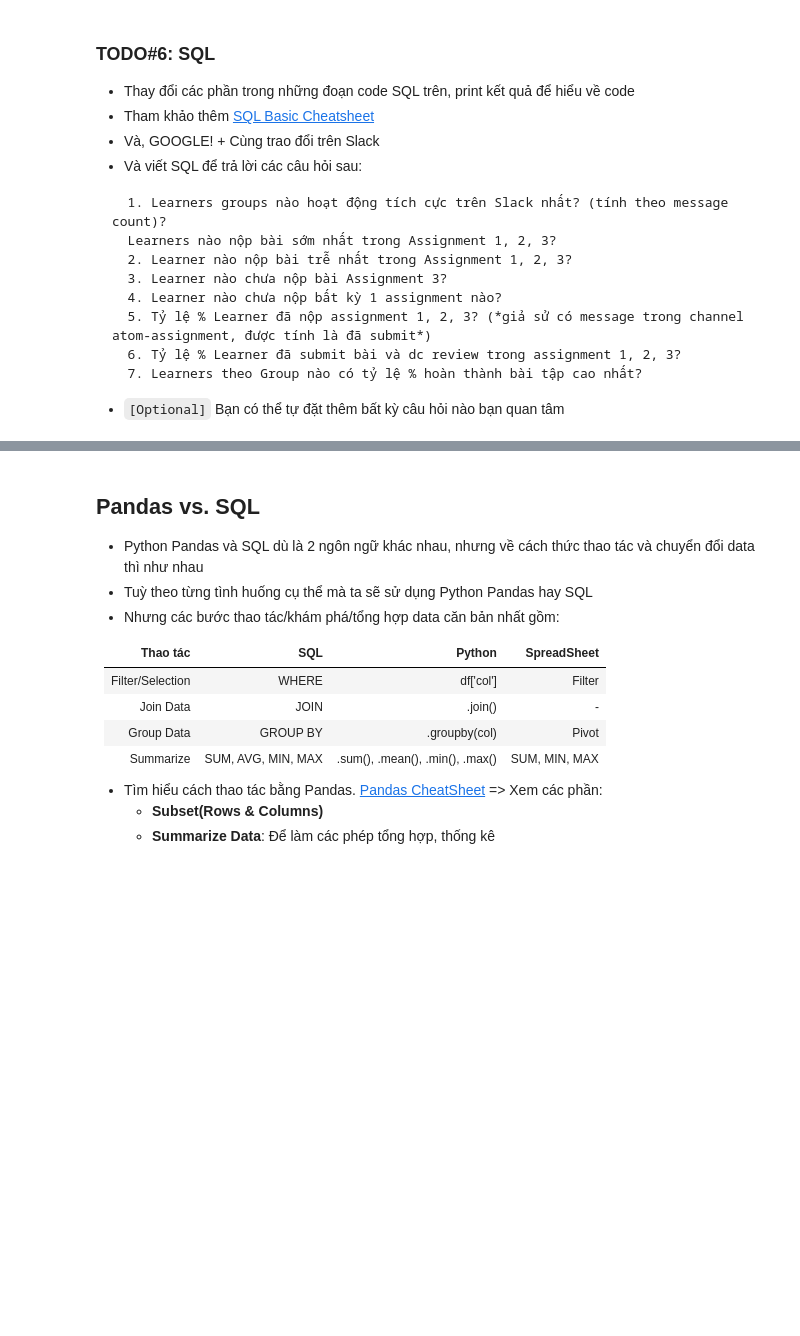
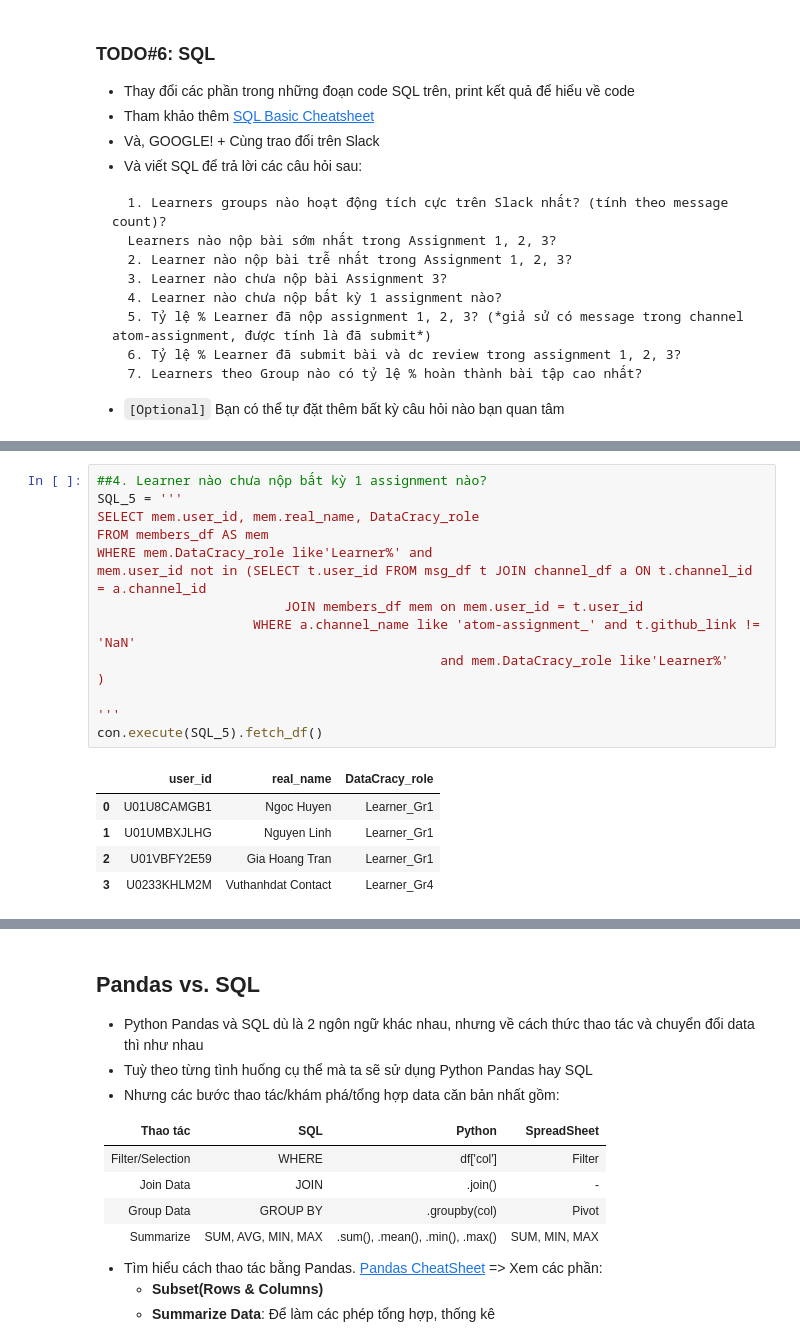
Before and after one commit to ngocvu74/atom-assignments, a Jupyter notebook: Home_assignment_4.ipynb, the cells around one changed output, grey strips where cells are left out. Drawn from its saved outputs; the diff is of its cells as text; blank space fills up the shorter version.

```diff
--- a/Home_assignment_4.ipynb
+++ b/Home_assignment_4.ipynb
@@ -924,0 +966,20 @@ con.execute(SQL_3).fetch_df()
+# %%
+##4. Learner nào chưa nộp bất kỳ 1 assignment nào?
+SQL_5 = '''
+SELECT mem.user_id, mem.real_name, DataCracy_role
+FROM members_df AS mem
+WHERE mem.DataCracy_role like'Learner%' and
+mem.user_id not in (SELECT t.user_id FROM msg_df t JOIN channel_df a ON t.channel_id = a.channel_id
+                        JOIN members_df mem on mem.user_id = t.user_id
+                    WHERE a.channel_name like 'atom-assignment_' and t.github_link != 'NaN'
+                                            and mem.DataCracy_role like'Learner%'
+)
+
+'''
+con.execute(SQL_5).fetch_df()
+# %% [output]
+|  | user_id | real_name | DataCracy_role |
+| 0 | U01U8CAMGB1 | Ngoc Huyen | Learner_Gr1 |
+| 1 | U01UMBXJLHG | Nguyen Linh | Learner_Gr1 |
+| 2 | U01VBFY2E59 | Gia Hoang Tran | Learner_Gr1 |
+| 3 | U0233KHLM2M | Vuthanhdat Contact | Learner_Gr4 |
```
Also changed, not shown: parts of 29 cells of this notebook.
